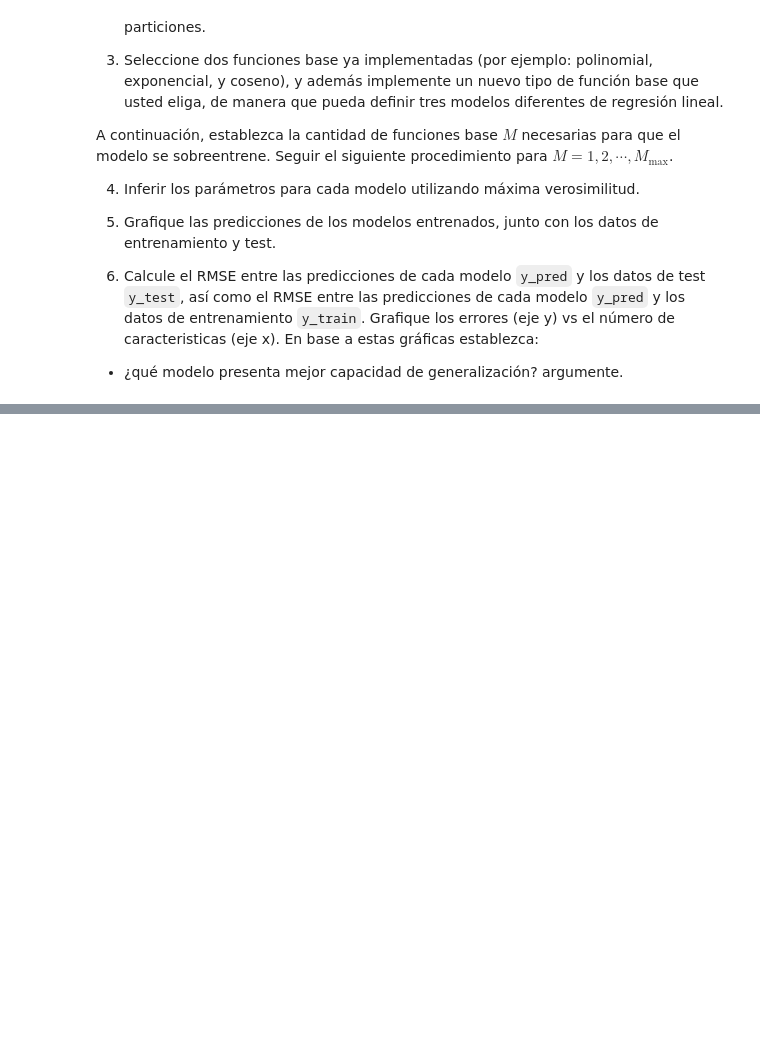
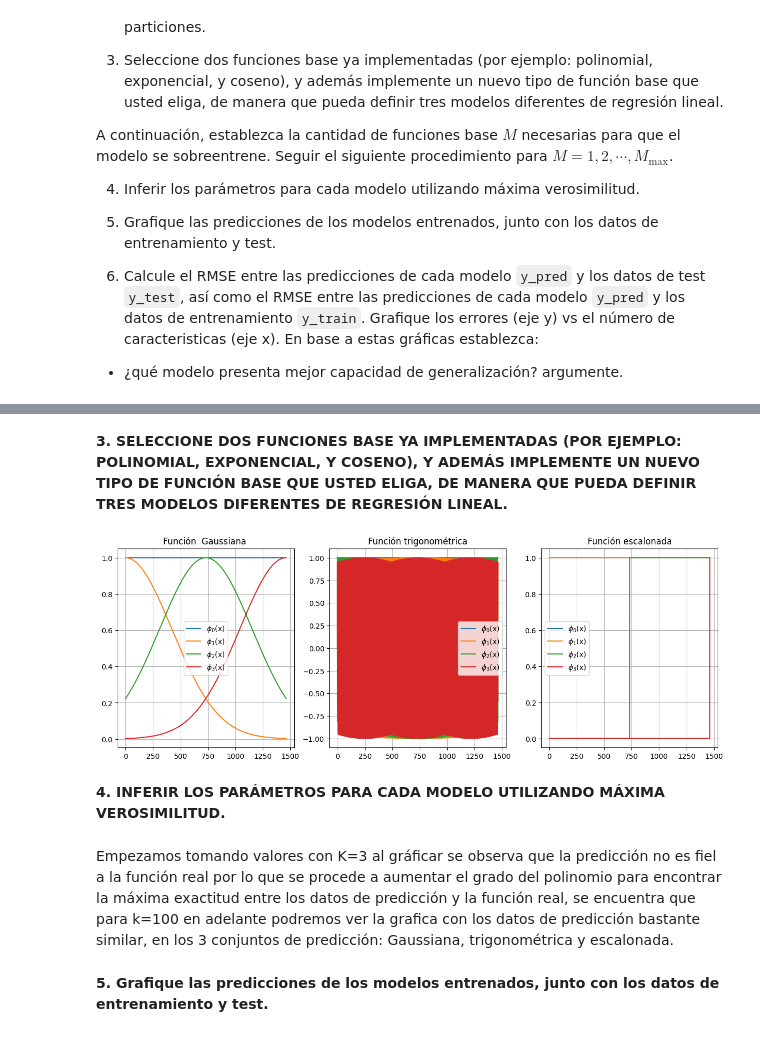
Before and after one commit to ydpajaro/regresion_lineal-Parte_A, a Jupyter notebook: Lab_regresión_lineal_Parte_A.ipynb, the cells around one changed output, grey strips where cells are left out. Saved outputs shown, nothing was run; the diff lists cells and outputs as text; code cells hidden in the pictures; blank space fills up the shorter version.

```diff
--- a/Lab_regresión_lineal_Parte_A.ipynb
+++ b/Lab_regresión_lineal_Parte_A.ipynb
@@ -56,0 +128,3 @@ df
+# %% [markdown]
+<strong>
+ 3. SELECCIONE DOS FUNCIONES BASE YA IMPLEMENTADAS (POR EJEMPLO: POLINOMIAL, EXPONENCIAL, Y COSENO), Y ADEMÁS IMPLEMENTE UN NUEVO TIPO DE FUNCIÓN BASE QUE USTED ELIGA, DE MANERA QUE PUEDA DEFINIR TRES MODELOS DIFERENTES DE REGRESIÓN LINEAL. </strong>
@@ -56,0 +188,37 @@ df
+# %%
+def plot_caracteristicas(X, Phi, K):
+  legend = []
+  for i in range(K+1):
+    plt.plot(X, Phi[:, i])
+    legend.append(r'$\phi_' + str(i) +'$(x)'  )
+  plt.legend(legend);
+  plt.grid(True)
+# %%
+# Impresión de las funciones base
+
+K = 3
+Phi_gauss = gauss_carac(time, K)
+Phi_trigo = trigo_carac(time, K)
+Phi_expo = escalonada_carac(time, K)
+
+# graficar resultados
+plt.figure(figsize=(15,5))
+
+plt.subplot(1,3,1)
+plot_caracteristicas(time, Phi_gauss, K)
+plt.title('Función  Gaussiana ');
+
+plt.subplot(1,3,2)
+plot_caracteristicas(time, Phi_trigo, K)
+plt.title('Función trigonométrica');
+
+
+plt.subplot(1,3,3)
+plot_caracteristicas(time, Phi_expo, K)
+plt.title('Función escalonada');
+# %% [output]
+[figure, added]
+# %% [markdown]
+<strong> 4. INFERIR LOS PARÁMETROS PARA CADA MODELO UTILIZANDO MÁXIMA VEROSIMILITUD.</strong>
+# %% [markdown]
+Empezamos tomando valores con K=3 al gráficar se observa que la predicción no es fiel a la función real por lo que se procede a aumentar el grado del polinomio para encontrar la máxima exactitud entre los datos de predicción y la función real, se encuentra que para k=100 en adelante podremos ver la grafica con los datos de predicción bastante similar, en los 3 conjuntos de predicción: Gaussiana, trigonométrica y escalonada.
@@ -56,0 +266,3 @@ df
+# %% [markdown]
+
+<strong> 5. Grafique las predicciones de los modelos entrenados, junto con los datos de entrenamiento y test.</strong>
```
Also changed, not shown: parts of 29 cells of this notebook.
